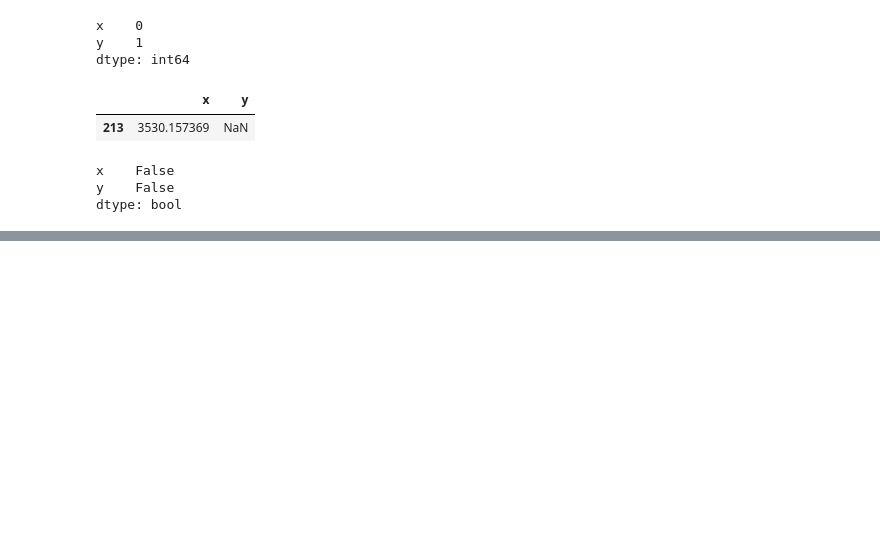
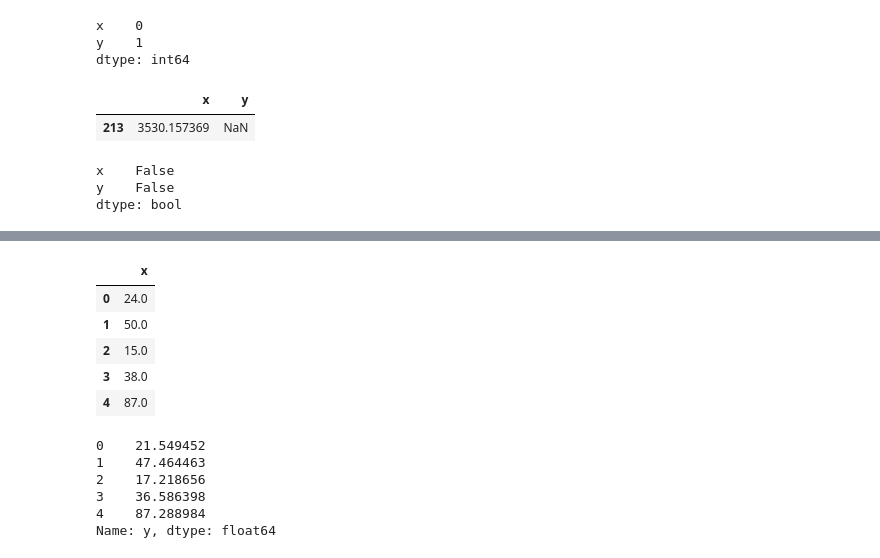
Before and after one commit to beginner-codes/project-ideas, a Jupyter notebook: solutions/linear-regression.ipynb, the cells around one changed output, grey strips where cells are left out. Drawn from its saved outputs; the diff is of its cells as text; code cells hidden in the pictures; blank space fills up the shorter version.

```diff
--- a/solutions/linear-regression.ipynb
+++ b/solutions/linear-regression.ipynb
@@ -74,0 +129,23 @@ There do not seem to be any outliers, the plot seems to linear in nature, and th
+# %%
+# To make the using the data easier, create more intuitive variable names for testing and training features and targets
+X_train, y_train, X_test, y_test = train_df[["x"]], train_df["y"], test_df[["x"]], test_df["y"]
+# %%
+# Check head of training features is correct
+X_train.head()
+# %% [output]
+|  | x |
+| 0 | 24.0 |
+| 1 | 50.0 |
+| 2 | 15.0 |
+| 3 | 38.0 |
+| 4 | 87.0 |
+# %%
+# Check head of training targets is correct
+y_train.head()
+# %% [output]
+0    21.549452
+1    47.464463
+2    17.218656
+3    36.586398
+4    87.288984
+Name: y, dtype: float64
```
Also changed, not shown: parts of 26 cells of this notebook.
